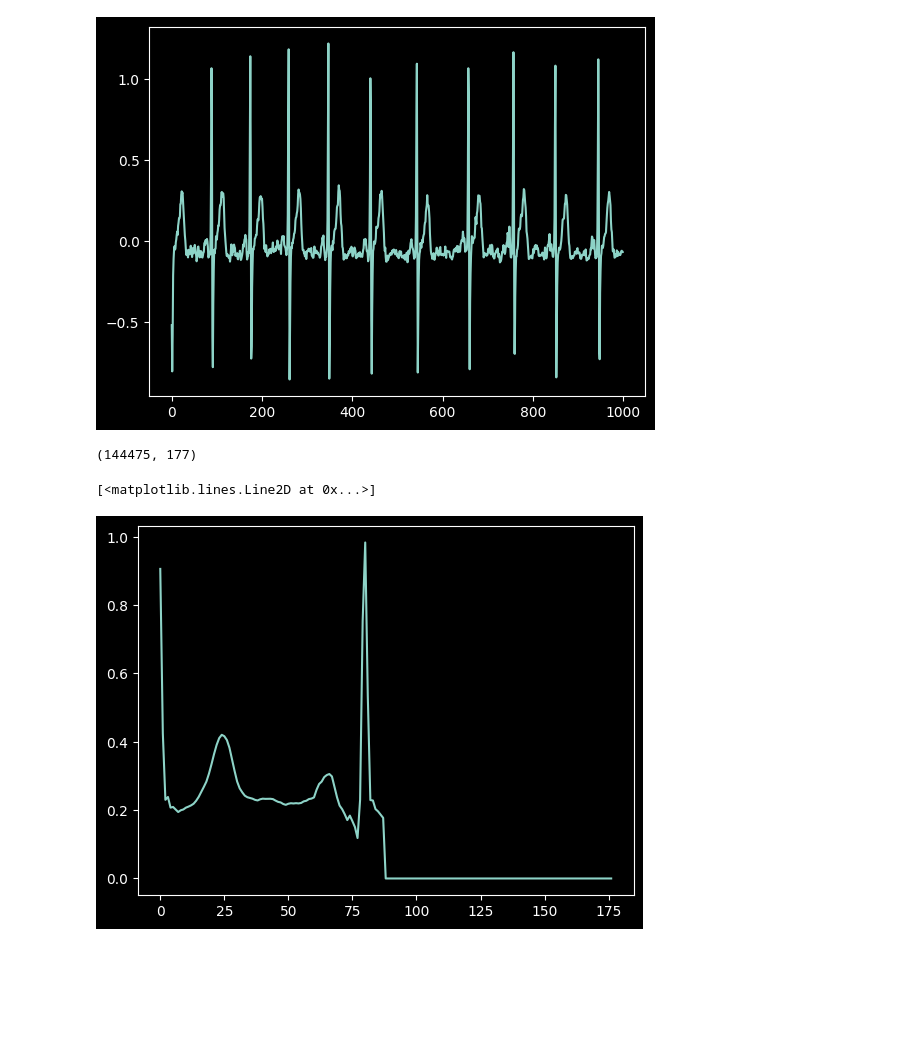
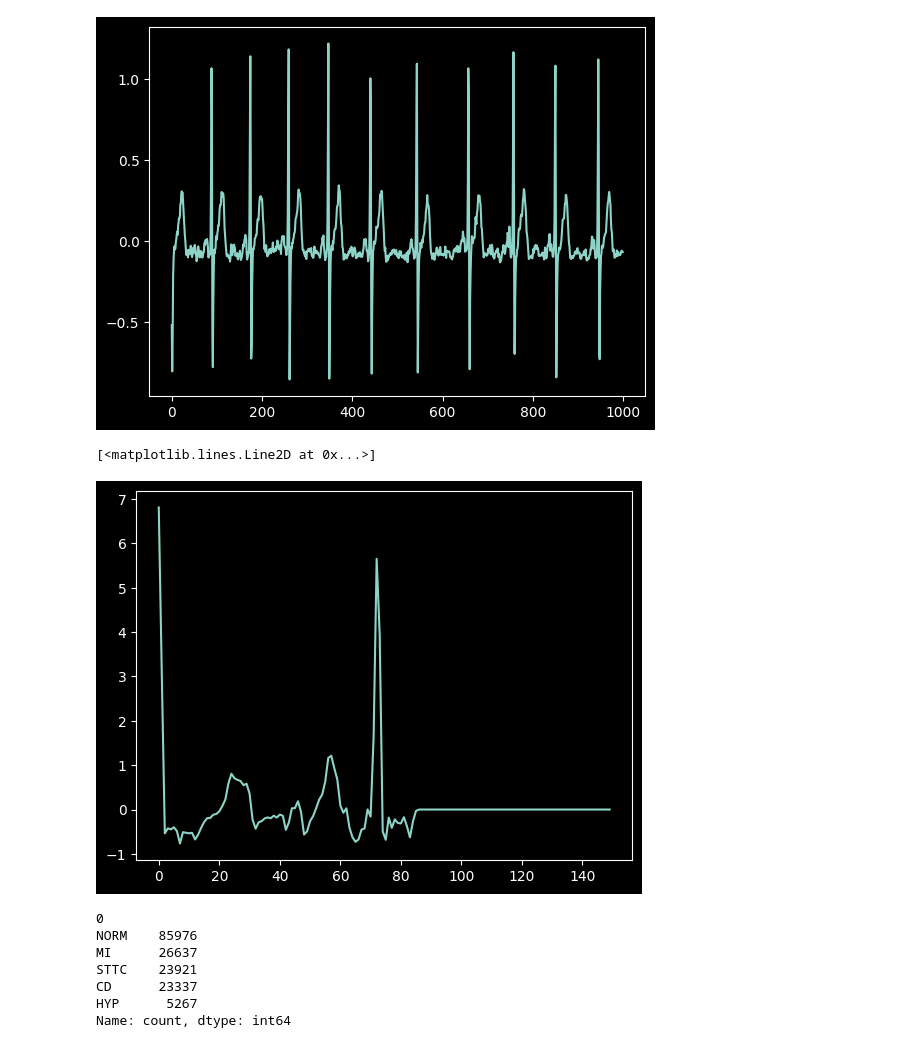
Before and after one commit to jordus100/MatFormer-ECG, a Jupyter notebook: sample_preprocesing.ipynb, the cells around one changed output. Saved outputs shown, nothing was run; the diff lists cells and outputs as text; code cells hidden in the pictures; blank space fills up the shorter version.

Commit message:
Added ECGFormer model, training and preprocessing

```diff
--- a/sample_preprocesing.ipynb
+++ b/sample_preprocesing.ipynb
@@ -45,6 +45,8 @@ def preprocess_ecg_dataset(x, y, fs, fixed_length=300,
 
         # 2) Normalize to [0,1]
         signal_norm = normalize_01(signal_filt)
+        mean = np.mean(signal_norm)
+        std = np.std(signal_norm)
 
         # 3) Detect R-peaks (local maxima + threshold)
         min_distance = int(0.1 * fs)  # 100 ms refractory period
@@ -76,7 +78,8 @@ def preprocess_ecg_dataset(x, y, fs, fixed_length=300,
                 continue
 
             beat = signal_norm[peak:end]
-            beats.append(beat)
+            beat_zero_mean = (beat - mean) / (std + 1e-8)
+            beats.append(beat_zero_mean)
 
         if len(beats) == 0:
             continue
@@ -96,15 +99,23 @@ def preprocess_ecg_dataset(x, y, fs, fixed_length=300,
 
     return np.vstack(all_beats), np.array(beat_labels)
 # %%
-beats_train, labels_train = preprocess_ecg_dataset(x_train, y_train, 100, fixed_length=177, threshold=0.85)
-beats_test, labels_test = preprocess_ecg_dataset(x_test, y_test, 100, fixed_length=177, threshold=0.85)
+beats_train, labels_train = preprocess_ecg_dataset(x_train, y_train, 100, fixed_length=150, threshold=0.8)
+beats_test, labels_test = preprocess_ecg_dataset(x_test, y_test, 100, fixed_length=150, threshold=0.8)
-# %% [output]
-(144475, 177)
 # %%
-plt.plot(beats_test[7000, :])
+plt.plot(beats_test[1908, :])
 # %% [output]
 [<matplotlib.lines.Line2D at 0x...>]
-[figure, old version]
+[figure, new version]
+# %%
+print(pd.DataFrame(labels_train).value_counts())
+# %% [output]
+0
+NORM    85976
+MI      26637
+STTC    23921
+CD      23337
+HYP      5267
+Name: count, dtype: int64
 # %%
 np.save('beats_train_x.npy', beats_train)
 np.save('beats_train_y.npy', labels_train)
```
Also changed, not shown: 3 other files.
